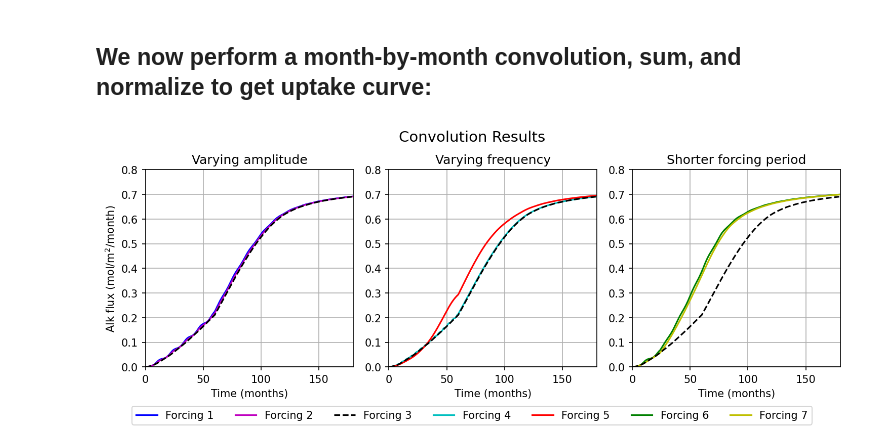
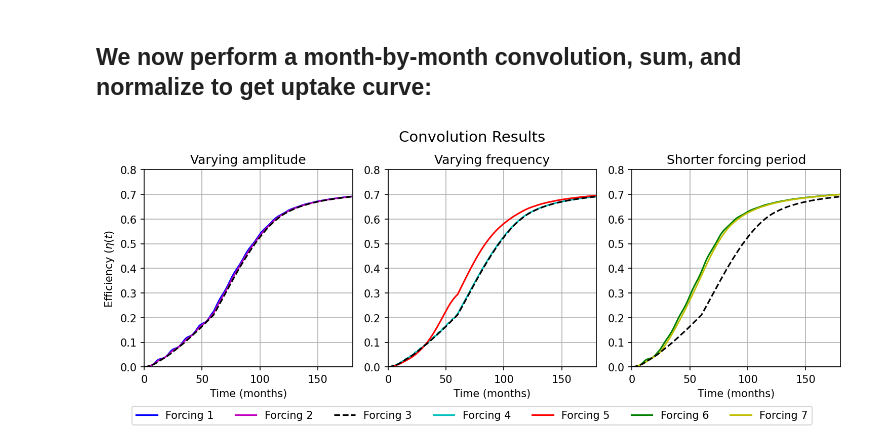
Before and after one commit to ElizabethYankovsky/CWorthy, a Jupyter notebook: IRF_Convolution_Notebook.ipynb, the cells around one changed output. Saved outputs shown, nothing was run; the diff lists cells and outputs as text; code cells hidden in the pictures.

Commit message:
Fix  ylabel typo

```diff
--- a/IRF_Convolution_Notebook.ipynb
+++ b/IRF_Convolution_Notebook.ipynb
@@ -206,32 +206,32 @@ plt.subplot(1,3,1)
 plt.plot(ftime,convolution_1/np.cumsum(option_1)/60,'b',label= 'Forcing 1') #normalize by length of time in months forcing is applied
 plt.plot(ftime,convolution_2/np.cumsum(option_2)/60,'m', label= 'Forcing 2')
 plt.plot(ftime,convolution_3/np.cumsum(option_3)/60,'--k', label= 'Forcing 3')
 plt.grid('on'); plt.xlim([0,xhi]); plt.ylim([0,yhi]);
-plt.xlabel('Time (months)'); plt.ylabel('Alk flux (mol/m$^2$/month)')
+plt.xlabel('Time (months)'); plt.ylabel('Efficiency ($\eta(t)$')
 plt.title('Varying amplitude')
 
 plt.subplot(1,3,2)
 plt.plot(ftime,convolution_4/np.cumsum(option_4)/60,'c', label= 'Forcing 4')
 plt.plot(ftime,convolution_5/np.cumsum(option_5)/60,'r', label= 'Forcing 5')
 plt.plot(ftime,convolution_3/np.cumsum(option_3)/60,'--k')
 
 plt.grid('on'); plt.xlim([0,xhi]); plt.ylim([0,yhi]);
 plt.xlabel('Time (months)');
 plt.title('Varying frequency')
 
 plt.subplot(1,3,3)
 plt.plot(ftime,convolution_6/np.cumsum(option_6)/60,'g',label= 'Forcing 6')
 plt.plot(ftime,convolution_7/np.cumsum(option_7)/60,'y', label= 'Forcing 7')
 plt.plot(ftime,convolution_3/np.cumsum(option_3)/60,'--k')
 
 plt.grid('on'); plt.xlim([0,xhi]); plt.ylim([0,yhi]);
 plt.xlabel('Time (months)');
 plt.title('Shorter forcing period')
 
 fig.legend(loc="lower center",ncol=7)
 plt.tight_layout()
 plt.subplots_adjust(bottom=0.2,top=0.85)
 plt.suptitle('Convolution Results',fontsize=14)
 plt.savefig('fig2.png')
 # %% [output]
-[figure, old version]
+[figure, new version]
```
Also changed, not shown: 1 other file.
